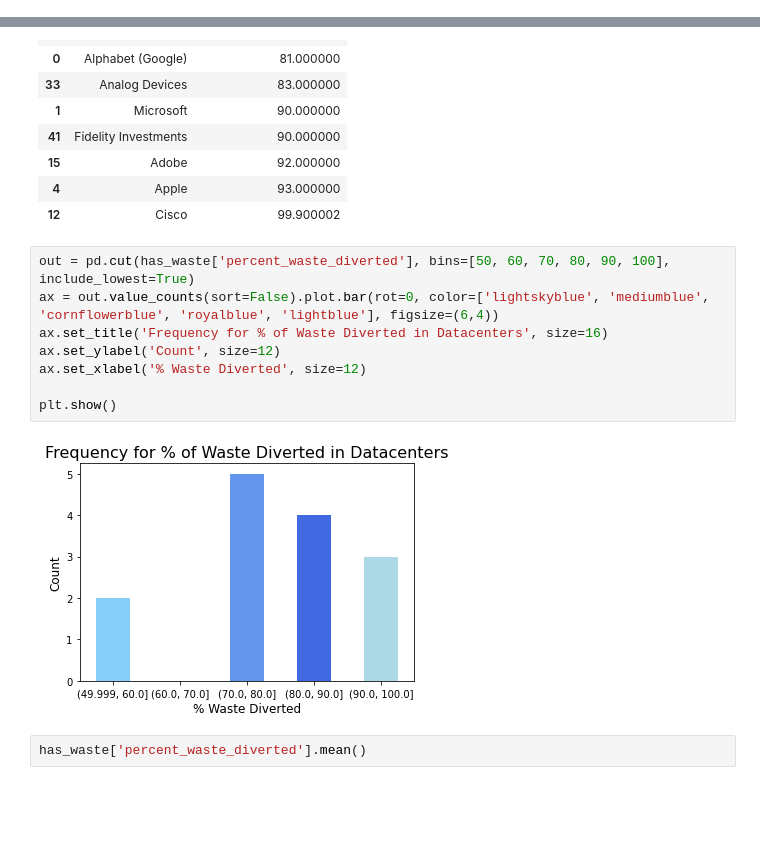
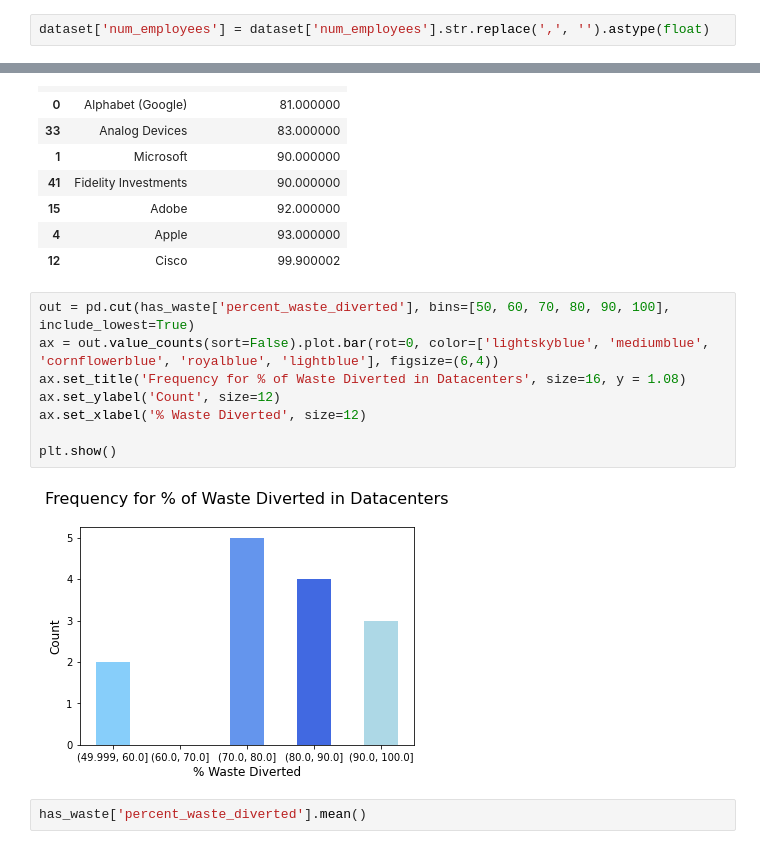
Before and after one commit to nihabhaskar/company_climate_dataset, a Jupyter notebook: results_graphs.ipynb, the cells around one changed output, grey strips where cells are left out. Saved outputs shown, nothing was run; the diff lists cells and outputs as text; blank space fills up the shorter version.

```diff
--- a/results_graphs.ipynb
+++ b/results_graphs.ipynb
@@ -21 +21,3 @@ dataset.head()
 5 rows × 22 columns
+# %%
+dataset['num_employees'] = dataset['num_employees'].str.replace(',', '').astype(float)
@@ -148,13 +149,13 @@ has_waste[['company', 'percent_waste_diverted']].sort_values(by=['percent_waste_
 # %%
 out = pd.cut(has_waste['percent_waste_diverted'], bins=[50, 60, 70, 80, 90, 100], include_lowest=True)
 ax = out.value_counts(sort=False).plot.bar(rot=0, color=['lightskyblue', 'mediumblue', 'cornflowerblue', 'royalblue', 'lightblue'], figsize=(6,4))
-ax.set_title('Frequency for % of Waste Diverted in Datacenters', size=16)
+ax.set_title('Frequency for % of Waste Diverted in Datacenters', size=16, y = 1.08)
 ax.set_ylabel('Count', size=12)
 ax.set_xlabel('% Waste Diverted', size=12)
 
 plt.show()
 # %% [output]
-[figure, old version]
+[figure, new version]
 # %%
 has_waste['percent_waste_diverted'].mean()
 # %% [output]
```
Also changed, not shown: parts of 37 cells of this notebook, 14 other files.
